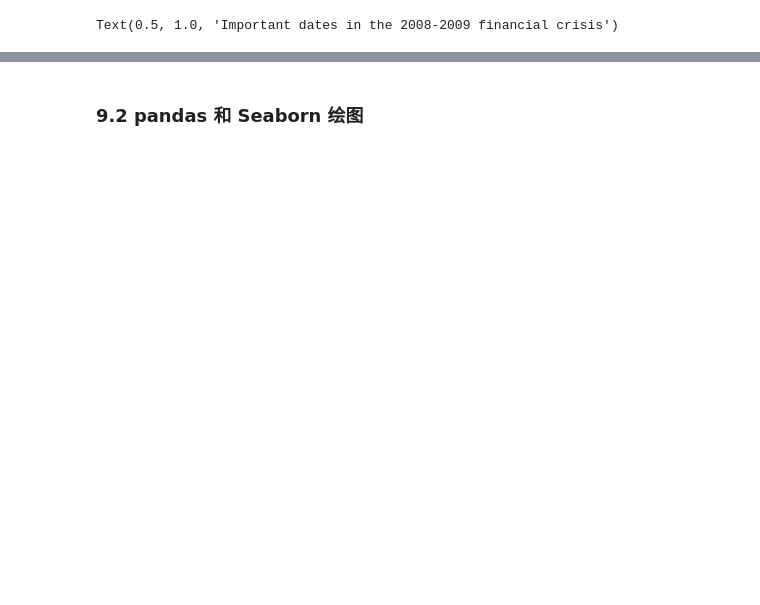
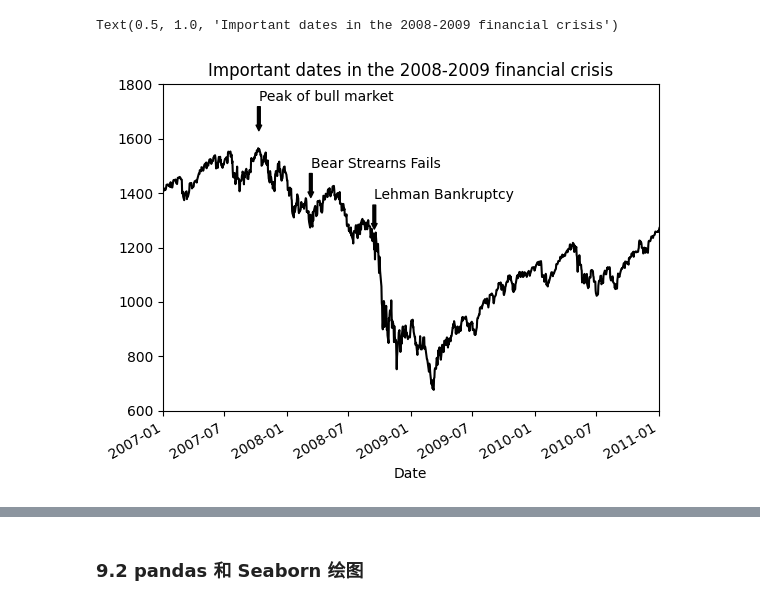
Before and after one commit to WuJoel2020/pyworkspace, a Jupyter notebook: data_analysis/09-绘图与可视化.ipynb, the cells around one changed output, grey strips where cells are left out. Drawn from its saved outputs; the diff is of its cells as text; code cells hidden in the pictures; blank space fills up the shorter version.

```diff
--- a/data_analysis/09-绘图与可视化.ipynb
+++ b/data_analysis/09-绘图与可视化.ipynb
@@ -187,6 +189,10 @@ ax.set_ylim([600, 1800])
 ax.set_title('Important dates in the 2008-2009 financial crisis')
 # %% [output]
 Text(0.5, 1.0, 'Important dates in the 2008-2009 financial crisis')
+# %%
+fig
+# %% [output]
+[figure, added]
 # %%
 fig = plt.figure()
 ax = fig.add_subplot(1, 1, 1)
```
Also changed, not shown: parts of 62 cells of this notebook, 8 other files.
